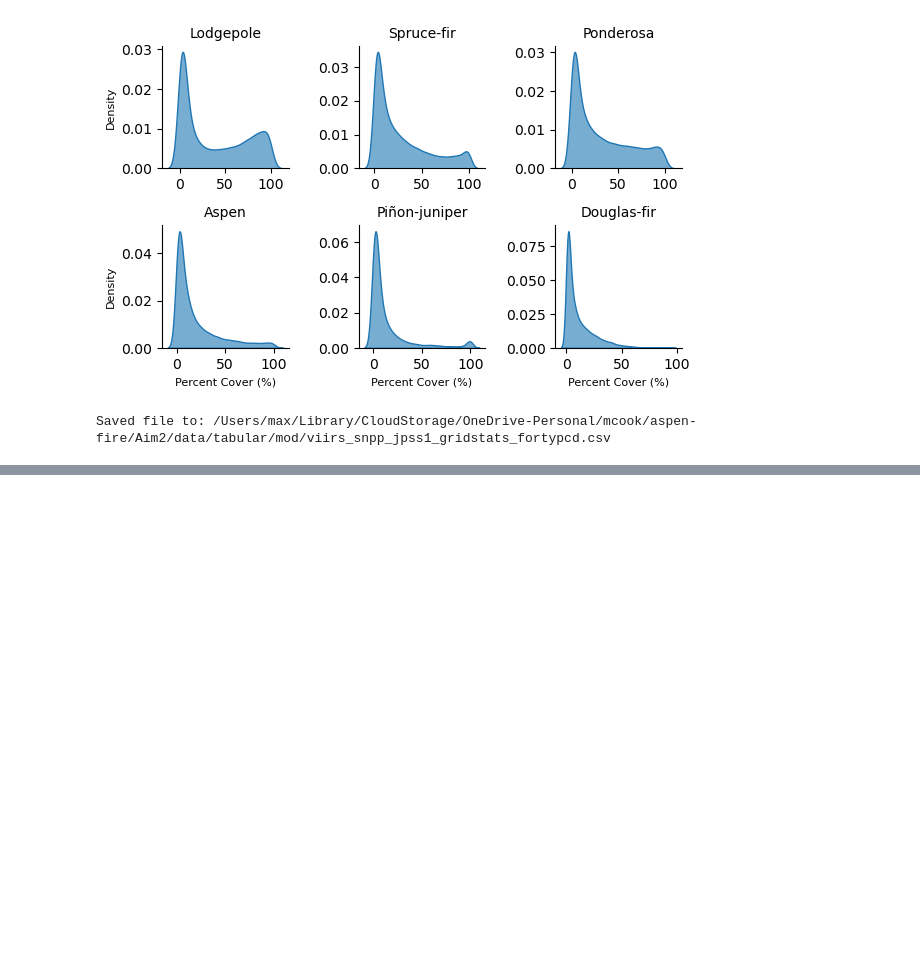
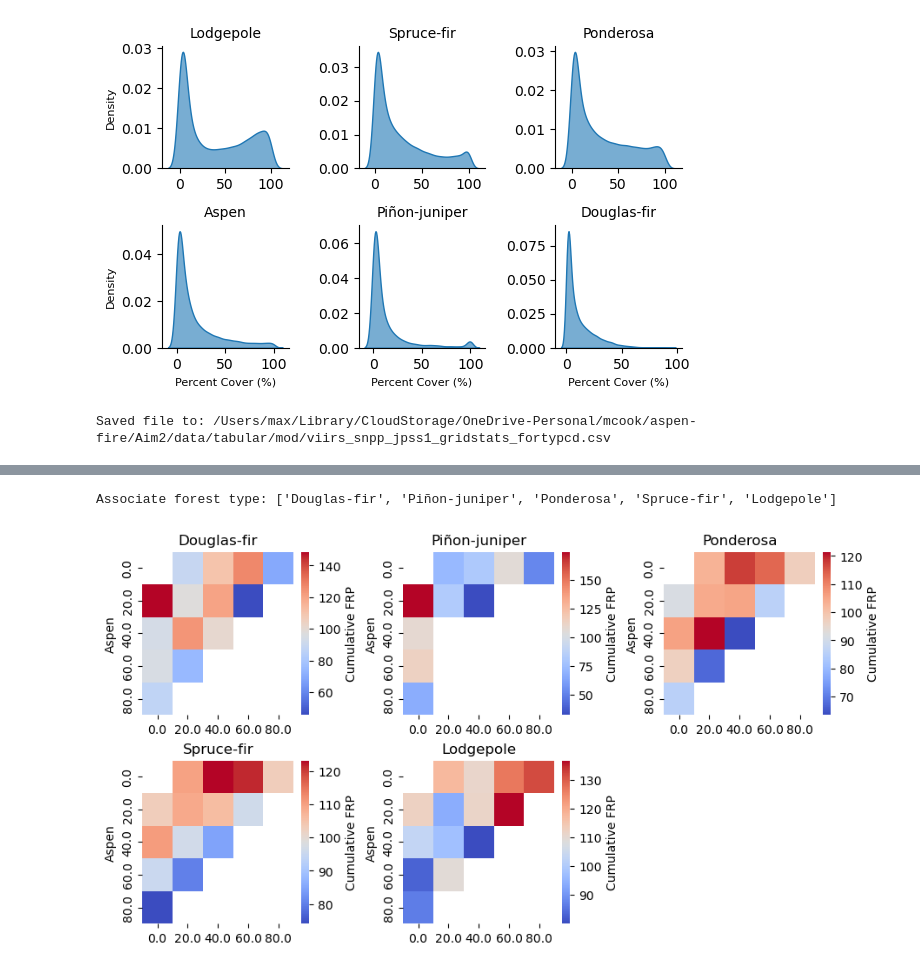
Before and after one commit to natshoff/aspen-fire-fork, a Jupyter notebook: Aim2/code/Python/05a_biophys_TreeMap_gridstats.ipynb, the cells around one changed output, grey strips where cells are left out. Cells and saved outputs as stored; diff of their text form; code cells hidden in the pictures; blank space fills up the shorter version.

```diff
--- a/Aim2/code/Python/05a_biophys_TreeMap_gridstats.ipynb
+++ b/Aim2/code/Python/05a_biophys_TreeMap_gridstats.ipynb
@@ -451,6 +554,6 @@ print(f"Number of duplicate rows: {grid_aspen.duplicated(subset=['grid_index', '
 # %%
 # drop any 0 FRP gridcells
-n_small = len(grid_aspen[grid_aspen['frp_csum'] < 1]) # very small FRP values (cumulative)
-grid_aspen = grid_aspen[grid_aspen['frp_csum'] > 1]
+n_small = len(grid_aspen[grid_aspen['frp_max'] < 1]) # very small FRP values (cumulative)
+grid_aspen = grid_aspen[grid_aspen['frp_max'] > 1]
 print(f"Dropped {n_small} [{round(n_small/len(grid_aspen)*100,1)}%] gridcells w/ <1 cumulative FRP.")
-grid_aspen[['grid_index','SpeciesName','spp_pct','forest_pct','frp_csum','frp_max','afd_count']].head()
+grid_aspen[['grid_index','SpeciesName','spp_pct','forest_pct','frp_csum','frp_max','frp_max_day','frp_max_night','afd_count']].head()
@@ -482,7 +593,7 @@ for sp in spps:
     cover_df = cover_df[cover_df['combined_pct'] > 50]
 
     # Merge with FRP data
-    frp_df = grid_aspen[['grid_index', 'frp_max', 'frp_csum', 'frp_p90']].drop_duplicates()
+    frp_df = grid_aspen[['grid_index', 'frp_max', 'frp_max_day', 'frp_max_night', 'frp_csum', 'frp_p90']].drop_duplicates()
     cover_df = cover_df.merge(frp_df, on='grid_index', how='left')
 
     # Bin the Aspen and species percent cover
@@ -490,7 +601,7 @@ for sp in spps:
     cover_df[f'{sp}_bin'] = pd.cut(cover_df[f'{sp}_pct'], bins, labels=bins[:-1])
 
     # Group by bins and calculate mean FRP
-    heatmap_da = cover_df.groupby(['aspen_bin', f'{sp}_bin'])['frp_max'].mean().unstack()
+    heatmap_da = cover_df.groupby(['aspen_bin', f'{sp}_bin'])['frp_max_day'].mean().unstack()
     heatmap_da = heatmap_da.replace(0, np.nan)
     heatmap_das.append((sp, heatmap_da))
 
@@ -502,34 +613,37 @@ n_rows = int(np.ceil(len(heatmap_das) / n_cols))
 fig_w = sp_size * n_cols
 fig_h = sp_size * 1.6
 
 fig, axes = plt.subplots(n_rows, n_cols, figsize=(fig_w, fig_h), constrained_layout=True)
 axes = axes.flatten()
 
 # get the global min/max
 vmin = min(hm_da.min().min() for _, hm_da in heatmap_das)
 vmax = max(hm_da.max().max() for _, hm_da in heatmap_das)
 
 for i, (sp, hm_da) in enumerate(heatmap_das):
     ax = axes[i]
     sns.heatmap(
         hm_da, cmap='coolwarm', annot=False, fmt=".1f",
         cbar_kws={'label': 'Cumulative FRP'}, ax=ax,
         square=False
     )
     ax.set_title(f'{sp}')
     ax.set_xlabel('')
     ax.set_ylabel('Aspen')
 
 # Remove unused subplots if species < n_rows * n_cols
 for j in range(i + 1, len(axes)):
     fig.delaxes(axes[j])
 
 del df
 
-out_plot = os.path.join(projdir, 'figures/FigureX_CoOccurring_Heatmap_FRPmax.png')
+out_plot = os.path.join(projdir, 'figures/FigureX_CoOccurring_Heatmap_FRPmax_Day.png')
 plt.savefig(out_plot, dpi=300, bbox_inches='tight')
 
 plt.show()
+# %% [output]
+Associate forest type: ['Douglas-fir', 'Piñon-juniper', 'Ponderosa', 'Spruce-fir', 'Lodgepole']
+[figure, added]
 # %%
 # waffle chart version
 
```
Also changed, not shown: parts of 51 cells of this notebook, 22 other files.
